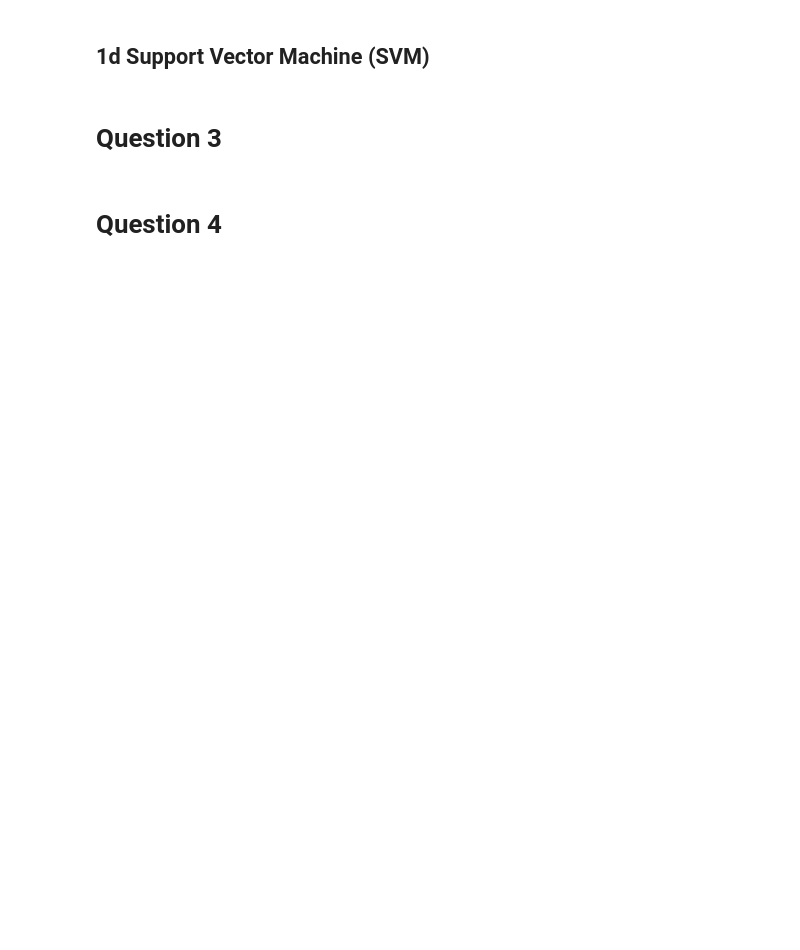
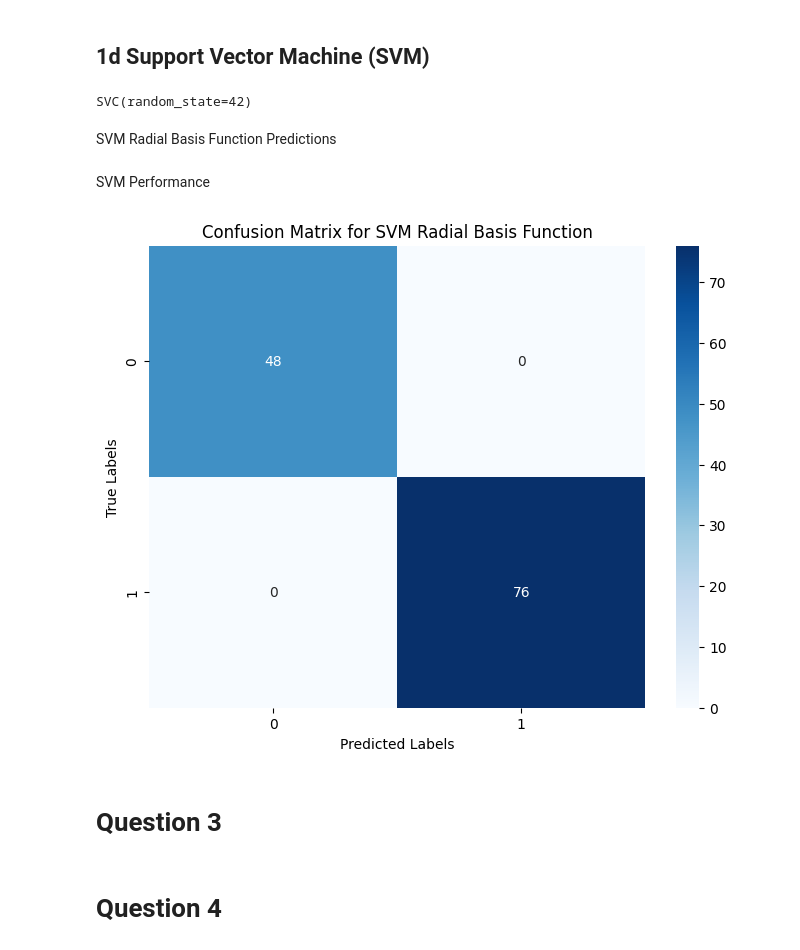
Before and after one commit to dlkt101101/AMATH445, a Jupyter notebook: AMATH445_A1.ipynb, the cells around one changed output. Cells and saved outputs as stored; diff of their text form; code cells hidden in the pictures; blank space fills up the shorter version.

```diff
--- a/AMATH445_A1.ipynb
+++ b/AMATH445_A1.ipynb
@@ -158,5 +253,27 @@ One Hot Encode categroical columns
 # %% [markdown]
 ## 1d Support Vector Machine (SVM)
+# %%
+model_svmRBF = SVC(random_state=42)
+model_svmRBF.fit(X_train, y_train)
+# %% [output]
+SVC(random_state=42)
+# %% [markdown]
+SVM Radial Basis Function Predictions
+# %%
+predictions_svmRBF = model_svmRBF.predict(X_test)
+# %% [markdown]
+SVM Performance
+# %%
+cm_svmRBF = confusion_matrix(y_test, predictions_svmRBF)
+
+plt.figure(figsize=(8,6))
+sns.heatmap(cm_svmRBF, annot=True, fmt='d', cmap='Blues')
+plt.title('Confusion Matrix for SVM Radial Basis Function')
+plt.xlabel('Predicted Labels')
+plt.ylabel('True Labels')
+plt.show()
+# %% [output]
+[figure, added]
 # %% [markdown]
 # Question 3
 # %% [markdown]
```
Also changed, not shown: parts of 43 cells of this notebook.
